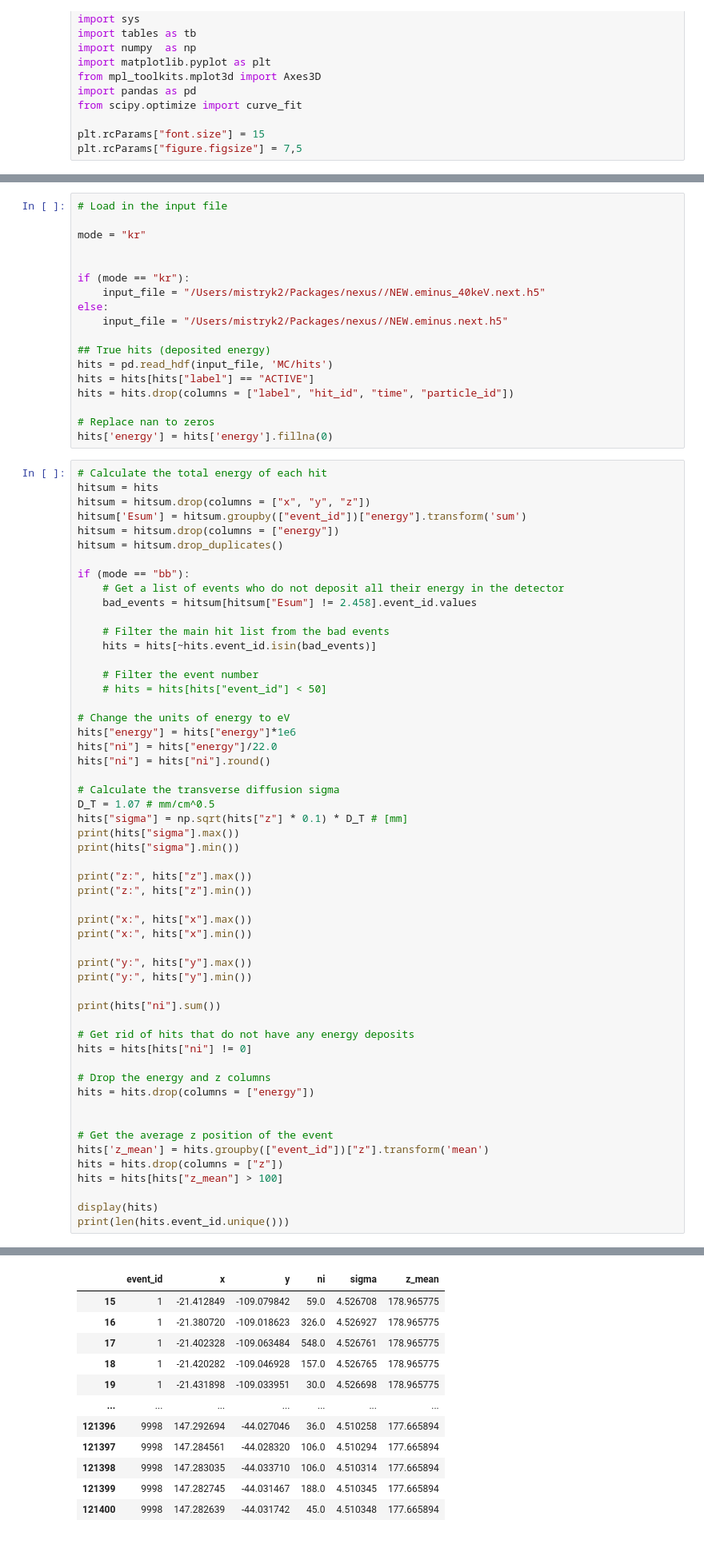
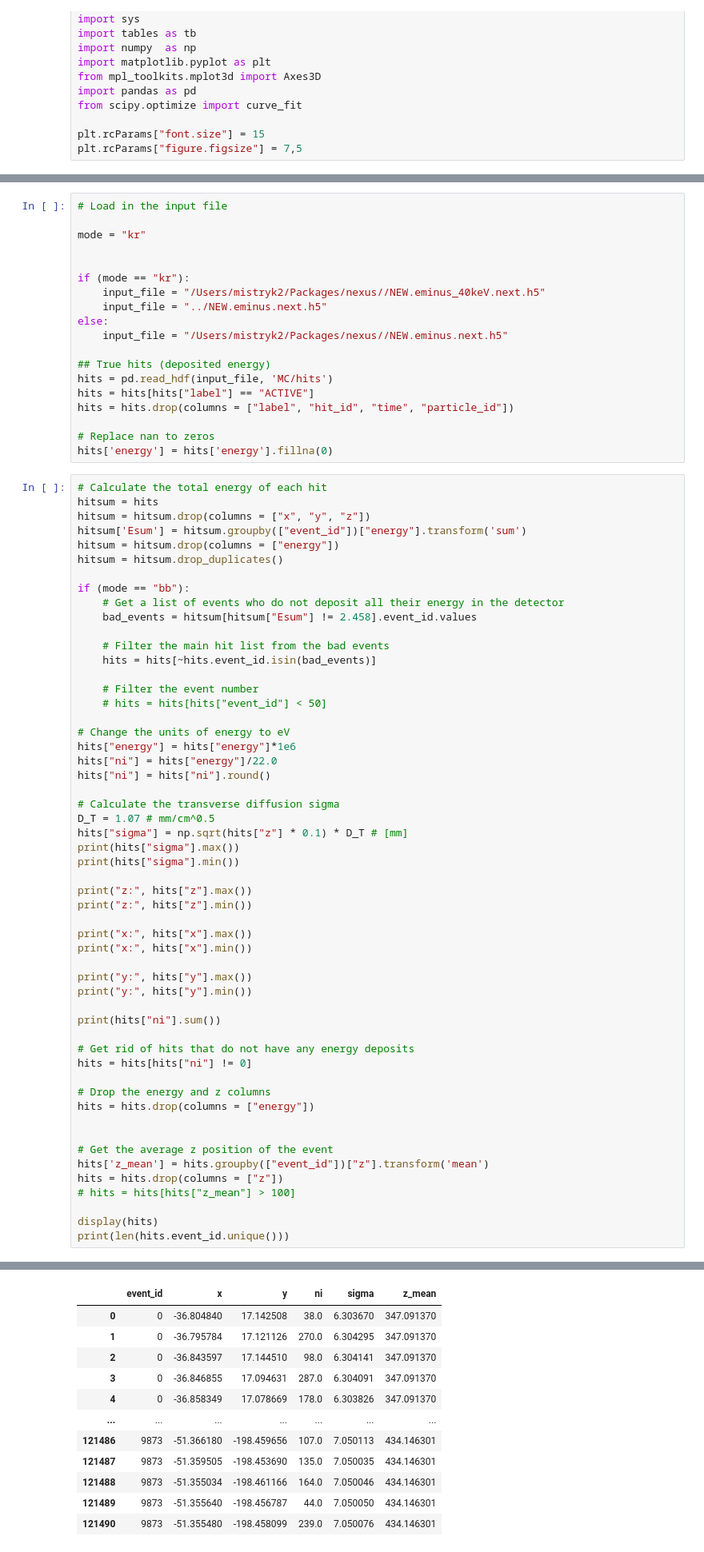
Before and after one commit to kvjmistry/GarfieldCode, a Jupyter notebook: Electroluminescence/notebooks/CalcTrackRes.ipynb, the cells around one changed output, grey strips where cells are left out. Shown: that part at 80% size. Drawn from its saved outputs; the diff is of its cells as text.

```diff
--- a/Electroluminescence/notebooks/CalcTrackRes.ipynb
+++ b/Electroluminescence/notebooks/CalcTrackRes.ipynb
@@ -60,6 +63,7 @@ mode = "kr"
 
 if (mode == "kr"):
     input_file = "/Users/mistryk2/Packages/nexus//NEW.eminus_40keV.next.h5"
+    input_file = "../NEW.eminus.next.h5"
 else:
     input_file = "/Users/mistryk2/Packages/nexus//NEW.eminus.next.h5"
 
@@ -120,7 +124,7 @@ hits = hits.drop(columns = ["energy"])
 # Get the average z position of the event
 hits['z_mean'] = hits.groupby(["event_id"])["z"].transform('mean')
 hits = hits.drop(columns = ["z"])
-hits = hits[hits["z_mean"] > 100]
+# hits = hits[hits["z_mean"] > 100]
 
 display(hits)
 print(len(hits.event_id.unique()))
@@ -137,12 +141,12 @@ y: -207.8899383544922
 |  | event_id | x | y | ni | sigma | z_mean |
-| 15 | 1 | -21.412849 | -109.079842 | 59.0 | 4.526708 | 178.965775 |
-| 16 | 1 | -21.380720 | -109.018623 | 326.0 | 4.526927 | 178.965775 |
-| 17 | 1 | -21.402328 | -109.063484 | 548.0 | 4.526761 | 178.965775 |
-| 18 | 1 | -21.420282 | -109.046928 | 157.0 | 4.526765 | 178.965775 |
-| 19 | 1 | -21.431898 | -109.033951 | 30.0 | 4.526698 | 178.965775 |
+| 0 | 0 | -36.804840 | 17.142508 | 38.0 | 6.303670 | 347.091370 |
+| 1 | 0 | -36.795784 | 17.121126 | 270.0 | 6.304295 | 347.091370 |
+| 2 | 0 | -36.843597 | 17.144510 | 98.0 | 6.304141 | 347.091370 |
+| 3 | 0 | -36.846855 | 17.094631 | 287.0 | 6.304091 | 347.091370 |
+| 4 | 0 | -36.858349 | 17.078669 | 178.0 | 6.303826 | 347.091370 |
 | ... | ... | ... | ... | ... | ... | ... |
-| 121396 | 9998 | 147.292694 | -44.027046 | 36.0 | 4.510258 | 177.665894 |
-| 121397 | 9998 | 147.284561 | -44.028320 | 106.0 | 4.510294 | 177.665894 |
-| 121398 | 9998 | 147.283035 | -44.033710 | 106.0 | 4.510314 | 177.665894 |
-| 121399 | 9998 | 147.282745 | -44.031467 | 188.0 | 4.510345 | 177.665894 |
-| 121400 | 9998 | 147.282639 | -44.031742 | 45.0 | 4.510348 | 177.665894 |
+| 121486 | 9873 | -51.366180 | -198.459656 | 107.0 | 7.050113 | 434.146301 |
+| 121487 | 9873 | -51.359505 | -198.453690 | 135.0 | 7.050035 | 434.146301 |
+| 121488 | 9873 | -51.355034 | -198.461166 | 164.0 | 7.050046 | 434.146301 |
+| 121489 | 9873 | -51.355640 | -198.456787 | 44.0 | 7.050050 | 434.146301 |
+| 121490 | 9873 | -51.355480 | -198.458099 | 239.0 | 7.050076 | 434.146301 |
```
Also changed, not shown: parts of 6 cells of this notebook, 2 other files.
